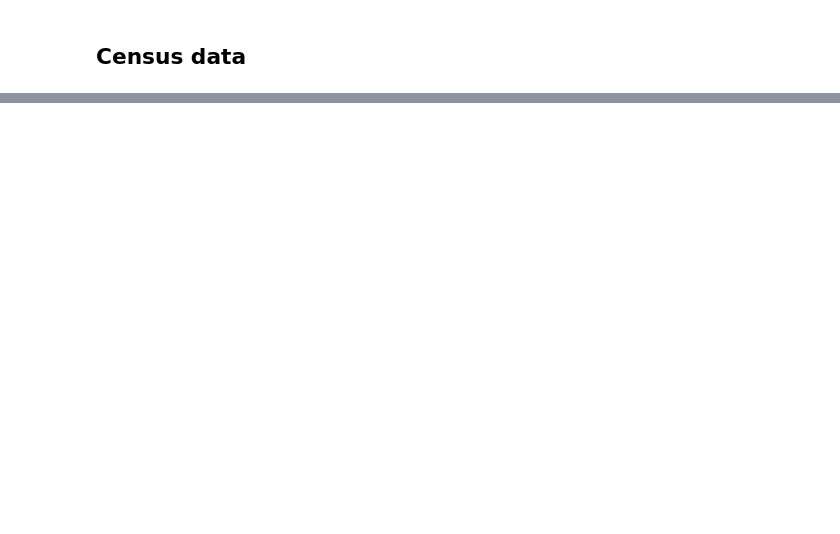
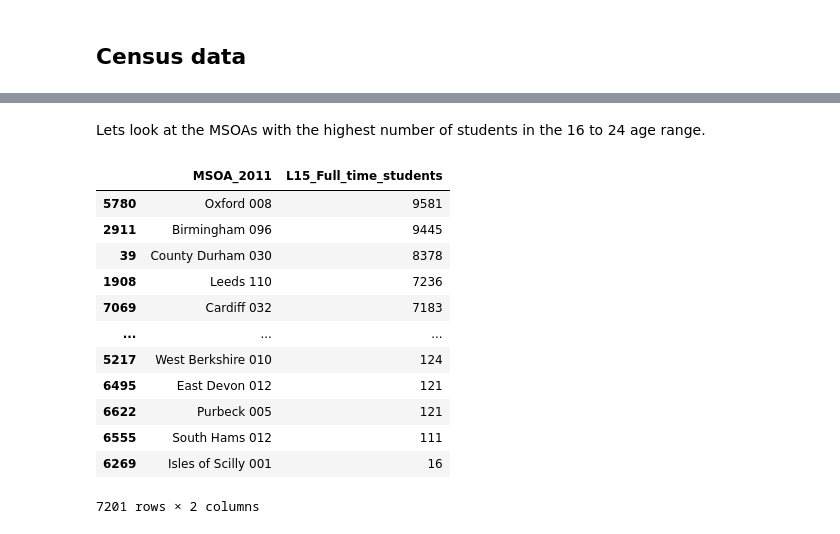
Before and after one commit to HamedPour/TM351_EMA, a Jupyter notebook: EMA_nootbook.ipynb, the cells around one changed output, grey strips where cells are left out. Saved outputs shown, nothing was run; the diff lists cells and outputs as text; code cells hidden in the pictures; blank space fills up the shorter version.

```diff
--- a/EMA_nootbook.ipynb
+++ b/EMA_nootbook.ipynb
@@ -136,3 +126,22 @@ df4.head(3)
 | 0 | Darlington 001 | E02002559 | 40.0 | 100.0 | 295.0 | ... |
 | 1 | Darlington 002 | E02002560 | 13.0 | 20.0 | 120.0 | ... |
 | 2 | Darlington 003 | E02002561 | 22.0 | 37.0 | 168.0 | ... |
+# %% [markdown]
+Lets look at the MSOAs with the highest number of students in the 16 to 24 age range.
+# %%
+students_16_24 = df1[["MSOA_2011", "L15_Full_time_students"]]
+students_16_24.sort_values(["L15_Full_time_students"], ascending=False)
+# %% [output]
+|  | MSOA_2011 | L15_Full_time_students |
+| 5780 | Oxford 008 | 9581 |
+| 2911 | Birmingham 096 | 9445 |
+| 39 | County Durham 030 | 8378 |
+| 1908 | Leeds 110 | 7236 |
+| 7069 | Cardiff 032 | 7183 |
+| ... | ... | ... |
+| 5217 | West Berkshire 010 | 124 |
+| 6495 | East Devon 012 | 121 |
+| 6622 | Purbeck 005 | 121 |
+| 6555 | South Hams 012 | 111 |
+| 6269 | Isles of Scilly 001 | 16 |
+7201 rows × 2 columns
```
Also changed, not shown: parts of 14 cells of this notebook, 4 other files.
